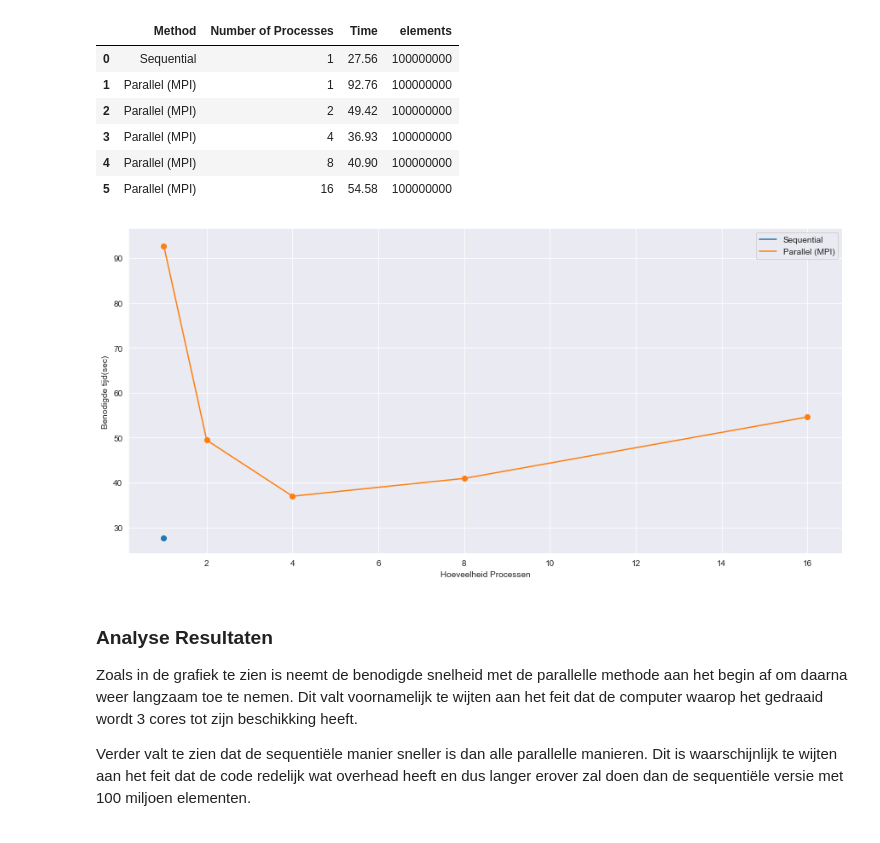
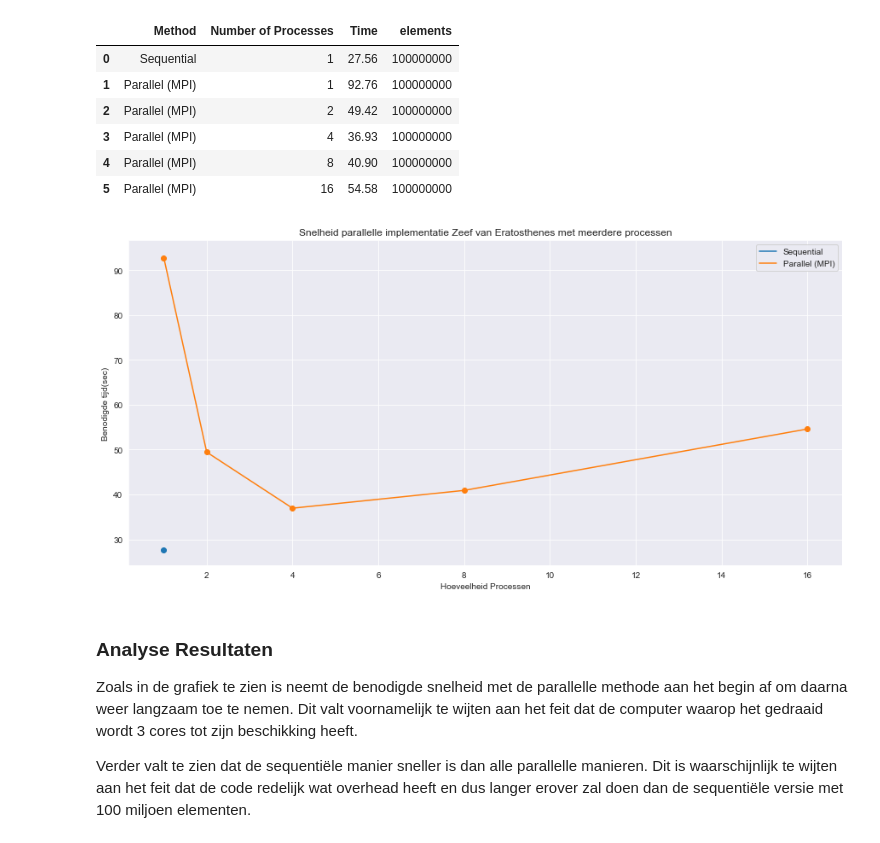
Before and after one commit to StanMey/High-Performance_Programming, a Jupyter notebook: Zeef-van-Eratosthenes/Analysis-Parallel-Sieve.ipynb, the cells around one changed output. Saved outputs shown, nothing was run; the diff lists cells and outputs as text; code cells hidden in the pictures.

Commit message:
now with title above plot XD

```diff
--- a/Zeef-van-Eratosthenes/Analysis-Parallel-Sieve.ipynb
+++ b/Zeef-van-Eratosthenes/Analysis-Parallel-Sieve.ipynb
@@ -107,28 +107,28 @@ df_data
 # %%
 sns.set_style("darkgrid")
 plt.figure(figsize=(15, 7))
 
 # get all the methods
 methods = df_data['Method'].unique()
 
 # plot the time for every amount of processes
 for method in df_data['Method'].unique():
     x = df_data[df_data['Method'] == method]['Number of Processes']
     y = df_data[df_data['Method'] == method]['Time']
 
     plt.plot(x, y, label=method)
     plt.scatter(x, y)
 
 
 # add title and x, y labels
-plt.title("")
+plt.title("Snelheid parallelle implementatie Zeef van Eratosthenes met meerdere processen")
 plt.xlabel("Hoeveelheid Processen")
 plt.ylabel("Benodigde tijd(sec)")
 
 plt.legend()
 plt.show()
 # %% [output]
-[figure, old version]
+[figure, new version]
 # %% [markdown]
 ### Analyse Resultaten
 
```
Also changed, not shown: parts of 1 cell of this notebook.
